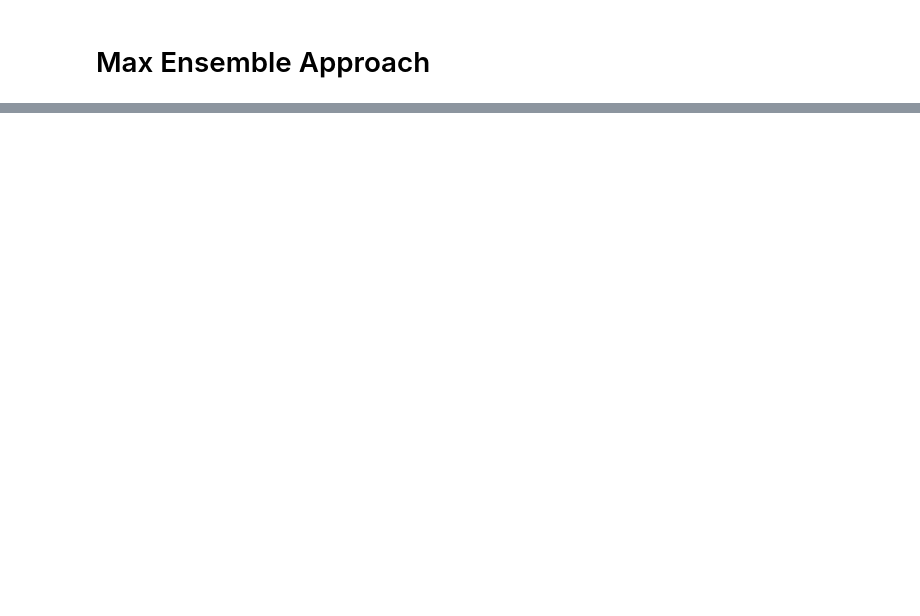
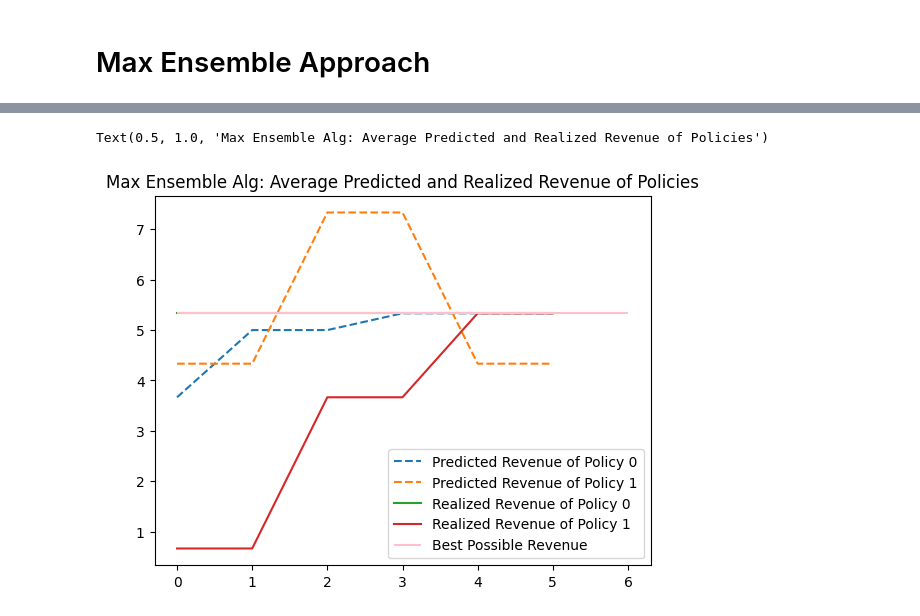
Before and after one commit to globusharris/ensembling-constrained-optimization, a Jupyter notebook: experiments.ipynb, the cells around one changed output, grey strips where cells are left out. Drawn from its saved outputs; the diff is of its cells as text; code cells hidden in the pictures; blank space fills up the shorter version.

```diff
--- a/experiments.ipynb
+++ b/experiments.ipynb
@@ -203,0 +164,16 @@ transcript
+# %%
+pred_rev = [[np.mean(np.einsum('ij, ij->i', preds_by_model[i][j], model.policies[i].run_given_preds(preds_by_model[i][j]))) for j in range(len(preds_by_model[i]))] for i in range(model.n_models)]
+realized_rev = [[np.mean(np.einsum('ij, ij->i', ys, model.policies[i].run_given_preds(preds_by_model[i][j]))) for j in range(len(preds_by_model[i]))] for i in range(model.n_models)]
+
+n = len(model.predictions_by_round)
+for i in range(model.n_models):
+    plt.plot(np.arange(n), pred_rev[i], '--', label=f"Predicted Revenue of Policy {i}")
+for i in range(model.n_models):
+    plt.plot(np.arange(n), realized_rev[i], label=f"Realized Revenue of Policy {i}")
+
+plt.hlines(np.mean(np.einsum('ij, ij->i', ys, model.policies[0].run_given_preds(ys))), 0, n, label="Best Possible Revenue", color='pink')
+plt.legend()
+plt.title("Max Ensemble Alg: Average Predicted and Realized Revenue of Policies")
+# %% [output]
+Text(0.5, 1.0, 'Max Ensemble Alg: Average Predicted and Realized Revenue of Policies')
+[figure, added]
```
Also changed, not shown: parts of 8 cells of this notebook, 3 other files.
